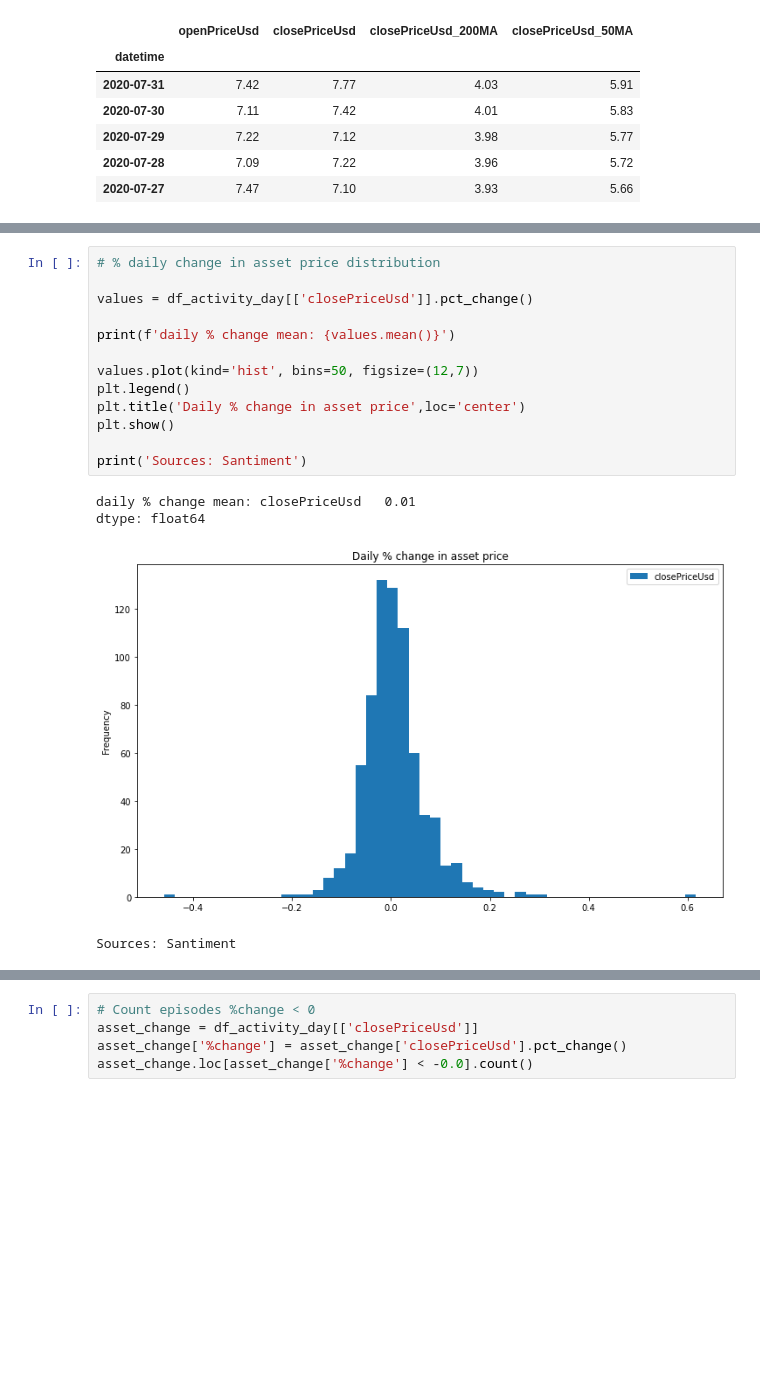
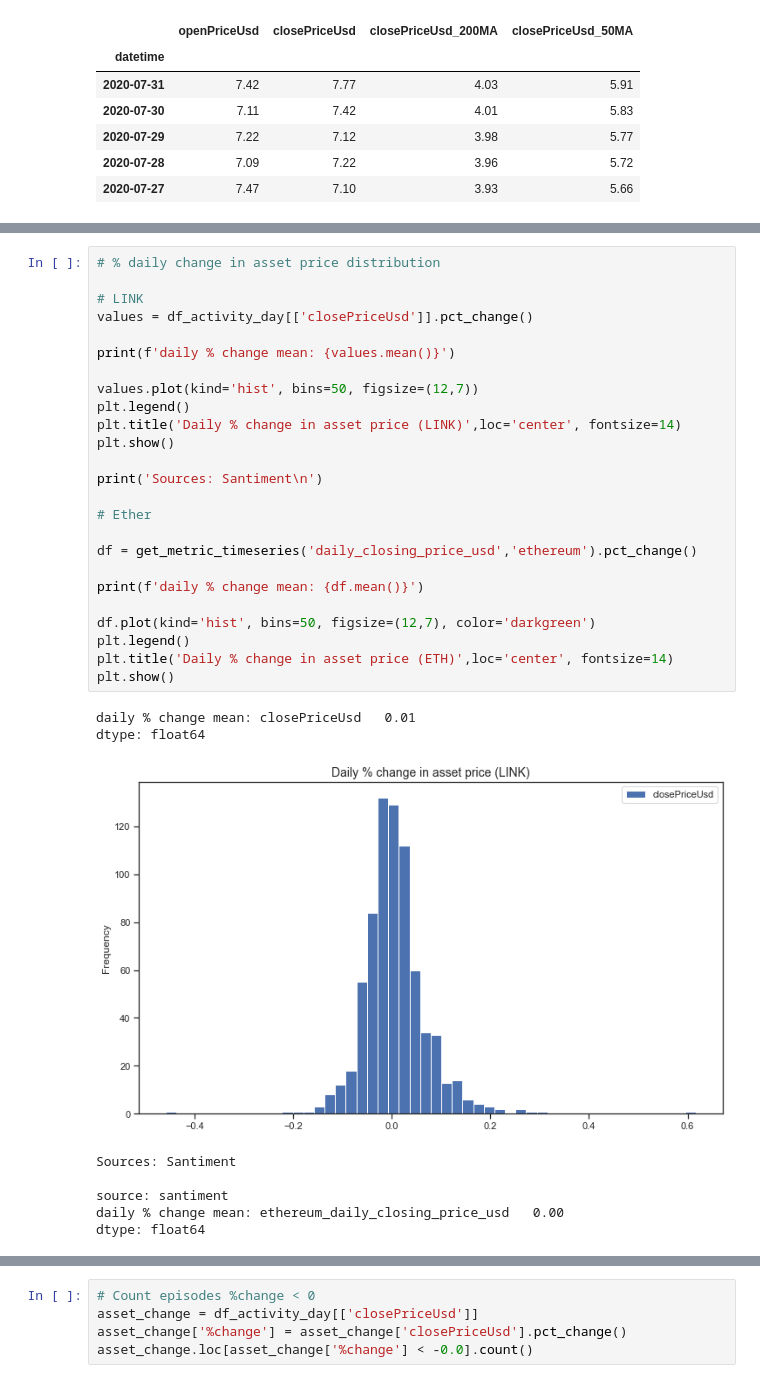
Before and after one commit to willr-seriousprojects/maker-dao, a Jupyter notebook: Maker-Risk/LINK/link.ipynb, the cells around one changed output, grey strips where cells are left out. Drawn from its saved outputs; the diff is of its cells as text; blank space fills up the shorter version.

```diff
--- a/Maker-Risk/LINK/link.ipynb
+++ b/Maker-Risk/LINK/link.ipynb
@@ -3816,18 +3966,34 @@ Sources: Santiment
 # %%
 # % daily change in asset price distribution
 
+# LINK
 values = df_activity_day[['closePriceUsd']].pct_change()
 
 print(f'daily % change mean: {values.mean()}')
 
 values.plot(kind='hist', bins=50, figsize=(12,7))
 plt.legend()
-plt.title('Daily % change in asset price',loc='center')
+plt.title('Daily % change in asset price (LINK)',loc='center', fontsize=14)
 plt.show()
 
-print('Sources: Santiment')
+print('Sources: Santiment\n')
+
+# Ether
+
+df = get_metric_timeseries('daily_closing_price_usd','ethereum').pct_change()
+
+print(f'daily % change mean: {df.mean()}')
+
+df.plot(kind='hist', bins=50, figsize=(12,7), color='darkgreen')
+plt.legend()
+plt.title('Daily % change in asset price (ETH)',loc='center', fontsize=14)
+plt.show()
 # %% [output]
 daily % change mean: closePriceUsd   0.01
 dtype: float64
-[figure, old version]
+[figure, new version]
 Sources: Santiment
+
+source: santiment
+daily % change mean: ethereum_daily_closing_price_usd   0.00
+dtype: float64
```
Also changed, not shown: parts of 50 cells of this notebook, 1 other file.
